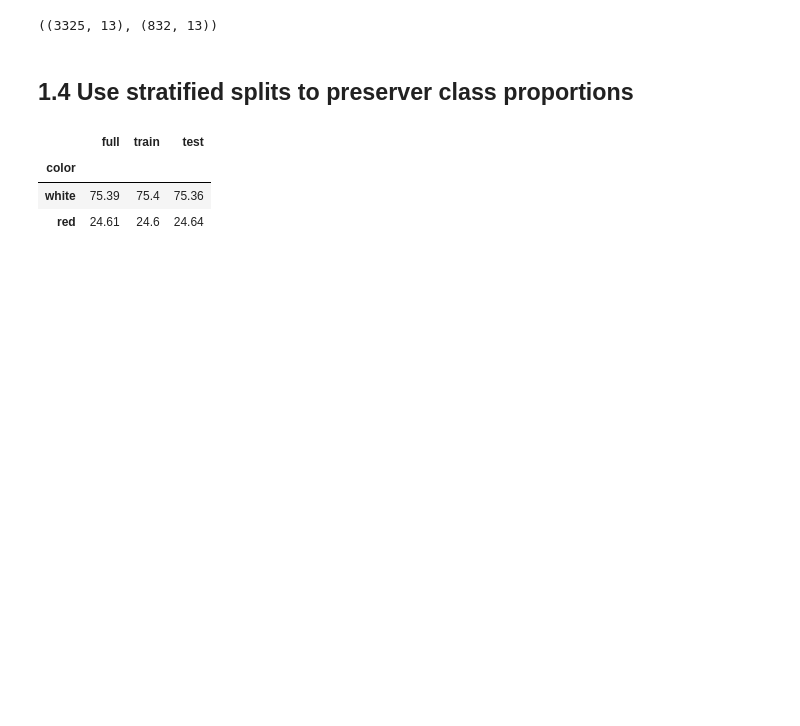
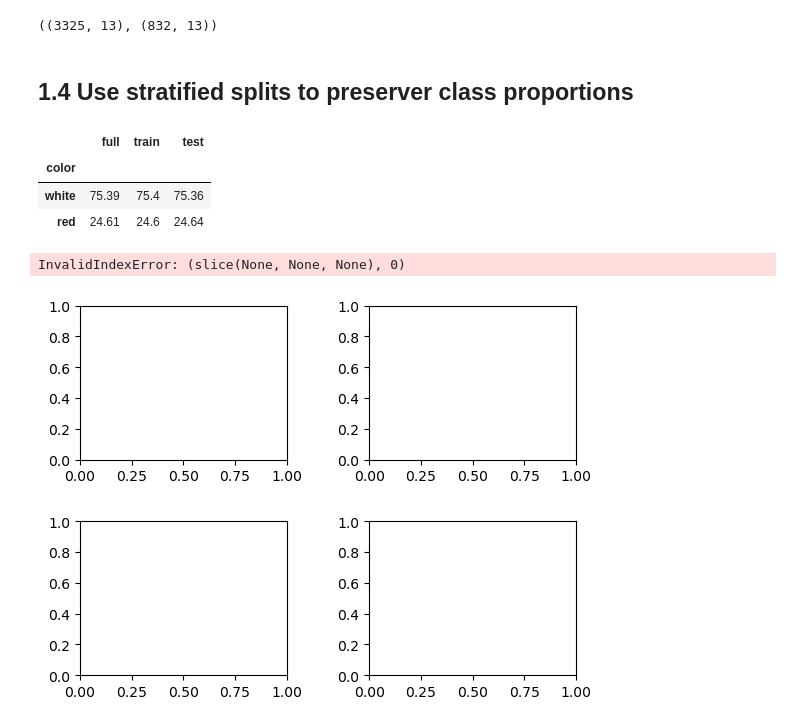
Before and after one commit to Titaniel3/ASDA_2025_Group_1_Portfolio_new, a Jupyter notebook: notebooks/week_12_Ranjit_part.ipynb, the cells around one changed output. Saved outputs shown, nothing was run; the diff lists cells and outputs as text; code cells hidden in the pictures; blank space fills up the shorter version.

```diff
--- a/notebooks/week_12_Ranjit_part.ipynb
+++ b/notebooks/week_12_Ranjit_part.ipynb
@@ -181,3 +181,48 @@ class_distribution_check = pd.DataFrame({
 | color |  |  |  |
 | white | 75.39 | 75.4 | 75.36 |
 | red | 24.61 | 24.6 | 24.64 |
+# %%
+from sklearn import svm
+from sklearn.inspection import DecisionBoundaryDisplay
+
+
+C = 1.0  # SVM regularization parameter
+models = (
+    svm.SVC(kernel="linear", C=C),
+    svm.SVC(kernel="rbf", gamma=0.7, C=C),
+)
+models = (clf.fit(X, y) for clf in models)
+
+# title for the plots
+titles = (
+    "SVC with linear kernel",
+    "SVC with RBF kernel",
+    "SVC with polynomial (degree 3) kernel",
+)
+
+# Set-up 2x2 grid for plotting.
+fig, sub = plt.subplots(2, 2)
+plt.subplots_adjust(wspace=0.4, hspace=0.4)
+
+X0, X1 = X[:, 0], X[:, 1]
+
+for clf, title, ax in zip(models, titles, sub.flatten()):
+    disp = DecisionBoundaryDisplay.from_estimator(
+        clf,
+        X,
+        response_method="predict",
+        cmap=plt.cm.coolwarm,
+        alpha=0.8,
+        ax=ax,
+        xlabel=X.feature_names[0],
+        ylabel=y.feature_names[1],
+    )
+    ax.scatter(X0, X1, c=y, cmap=plt.cm.coolwarm, s=20, edgecolors="k")
+    ax.set_xticks(())
+    ax.set_yticks(())
+    ax.set_title(title)
+
+plt.show()
+# %% [output]
+InvalidIndexError: (slice(None, None, None), 0)
+[figure, added]
```
